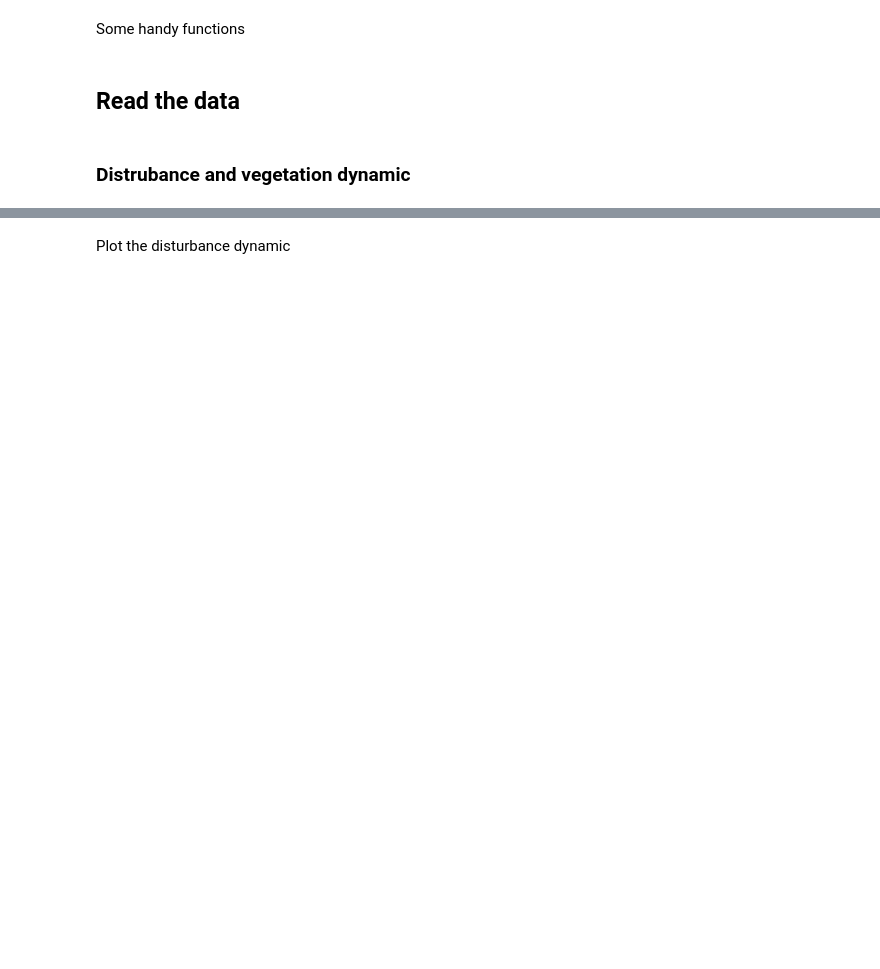
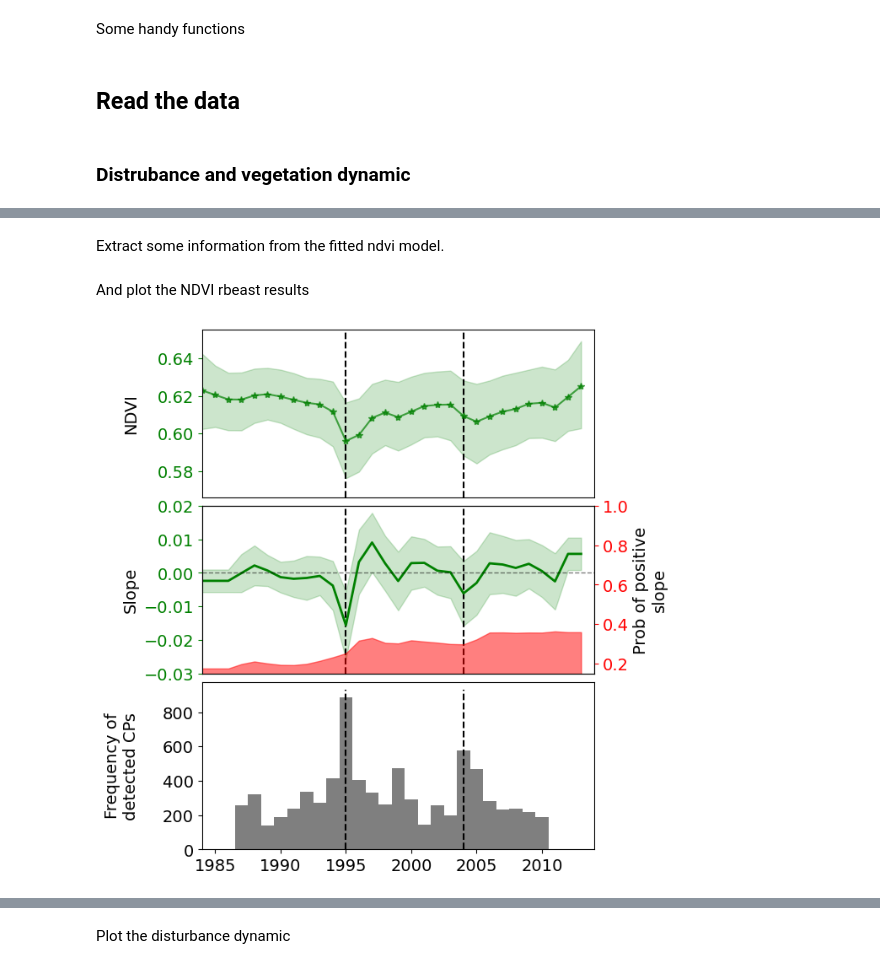
Before and after one commit to hamiddashti/greeness, a Jupyter notebook: codes/src/analyses_v4.ipynb, the cells around one changed output, grey strips where cells are left out. Drawn from its saved outputs; the diff is of its cells as text; code cells hidden in the pictures; blank space fills up the shorter version.

```diff
--- a/codes/src/analyses_v4.ipynb
+++ b/codes/src/analyses_v4.ipynb
@@ -52,7 +63,7 @@ lai4g = xr.open_dataarray("../data/lai4g_annual_max.nc").sel(
 percent["lat"] = lai4g["lat"]
 percent["lon"] = lai4g["lon"]
 # Only focus on vegetative classes
-lc = percent.isel(band=[0, 2, 3, 4, 5])
+lc = percent.isel(band=[0, 2, 3, 4]) #EF, srub, herb and barren
 t_short = pd.date_range(start="1984", end="2014", freq="A-Dec").year
 t = pd.date_range(start="1984", end="2014", freq="A-Dec").year
 arr = xr.open_dataarray("../data/arr_id.nc")
@@ -71,0 +345,2 @@ lc_changed_df = lc_changed.mean(["lat", "lon"]).to_pandas()
+# %% [markdown]
+Extract some information from the fitted ndvi model.
@@ -72,3 +380,67 @@ lc_changed_df = lc_changed.mean(["lat", "lon"]).to_pandas()
+# %% [markdown]
+And plot the NDVI rbeast results
+# %%
+fig, ax = plt.subplots(3,
+                       1,
+                       figsize=(6, 8),
+                       gridspec_kw={
+                           "wspace": 0.1,
+                           "hspace": 0.05
+                       })
+ax[0].plot(t, y_ndvi_mean, "-*", color="green", alpha=0.7, label="EF")
+ax[0].fill_between(t, ci_ndvi_0_pd, ci_ndvi_1_pd, color="green", alpha=0.2)
+ax[0].set_ylabel("NDVI", fontsize=14)
+ax[0].tick_params(axis="y", colors="green")
+ax[0].tick_params(axis="both", which="major", labelsize=14)
+ax[0].set_xticks([])
+ax[0].xaxis.set_tick_params(width=0)
+ax[0].set_ylim(np.min(y_ndvi_mean) - 0.03, np.max(y_ndvi_mean) + 0.03)
+ax[0].set_xlim(1984, 2014)
+ax[0].vlines(most_common_years,
+             ax[0].get_ylim()[0],
+             ax[0].get_ylim()[1],
+             color="black",
+             linestyle="--")
+
+ax[1].plot(t, slp_ndvi_pd, color="green", linewidth=2, label="slope")
+ax[1].fill_between(t,
+                   slp_ndvi_pd - slp_ndvi_sd,
+                   slp_ndvi_pd + slp_ndvi_sd,
+                   color="green",
+                   alpha=0.2)
+ax[1].set_ylim(-0.03, 0.02)
+ax[1].set_xticks([])
+ax[1].set_xlim(1984, 2014)
+ax[1].set_ylabel("Slope", fontsize=14)
+ax[1].tick_params(axis="y", colors="green")
+ax[1].vlines(most_common_years,
+             ax[1].get_ylim()[0],
+             ax[1].get_ylim()[1],
+             color="black",
+             linestyle="--")
+ax[1].axhline(0, color="black", linestyle="--", linewidth=1,alpha=0.5)
+ax02 = ax[1].twinx()
+ax02.fill_between(t, 0, slp_pos_mean, color="red", alpha=0.5)
+ax02.set_ylim(0.15, 1)
+ax02.tick_params(axis="y", colors="red")
+ax02.set_ylabel("Prob of positive\nslope", fontsize=14)
+
+
+bin_centers = t[:-1] + np.diff(t) / 2
+bin_edges = np.concatenate(
+    ([t[0] - (t[1] - t[0]) / 2], bin_centers, [t[-1] + (t[1] - t[0]) / 2]))
+ax[2].hist(cp_ndvi, bins=bin_edges, color="black", alpha=0.5)
+ax[2].set_ylabel("Frequency of\ndetected CPs", fontsize=14, color="black")
+ax[2].set_xlim(1984, 2014)
+ax[2].vlines(most_common_years,
+             ax[2].get_ylim()[0],
+             ax[2].get_ylim()[1],
+             color="black",
+             linestyle="--")
+fig.align_ylabels()
+plt.savefig("../manuscript/figures/NDVI_dynamics.png", bbox_inches="tight", pad_inches=0.1)
+# %% [output]
+[figure, added]
 # %%
 # Extract land cover time series over disturbed pixels and fit Rbeast
 
```
Also changed, not shown: parts of 28 cells of this notebook, 1 other file.
